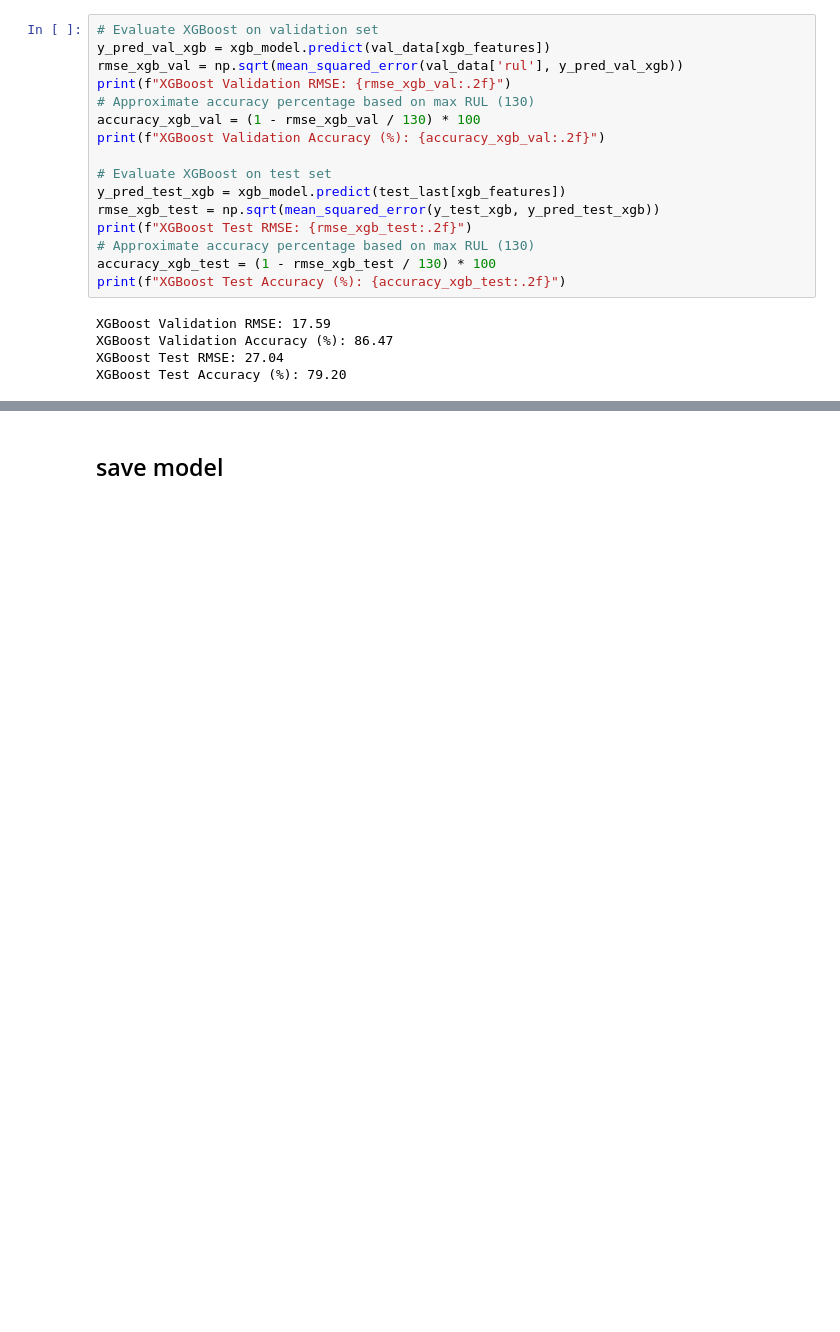
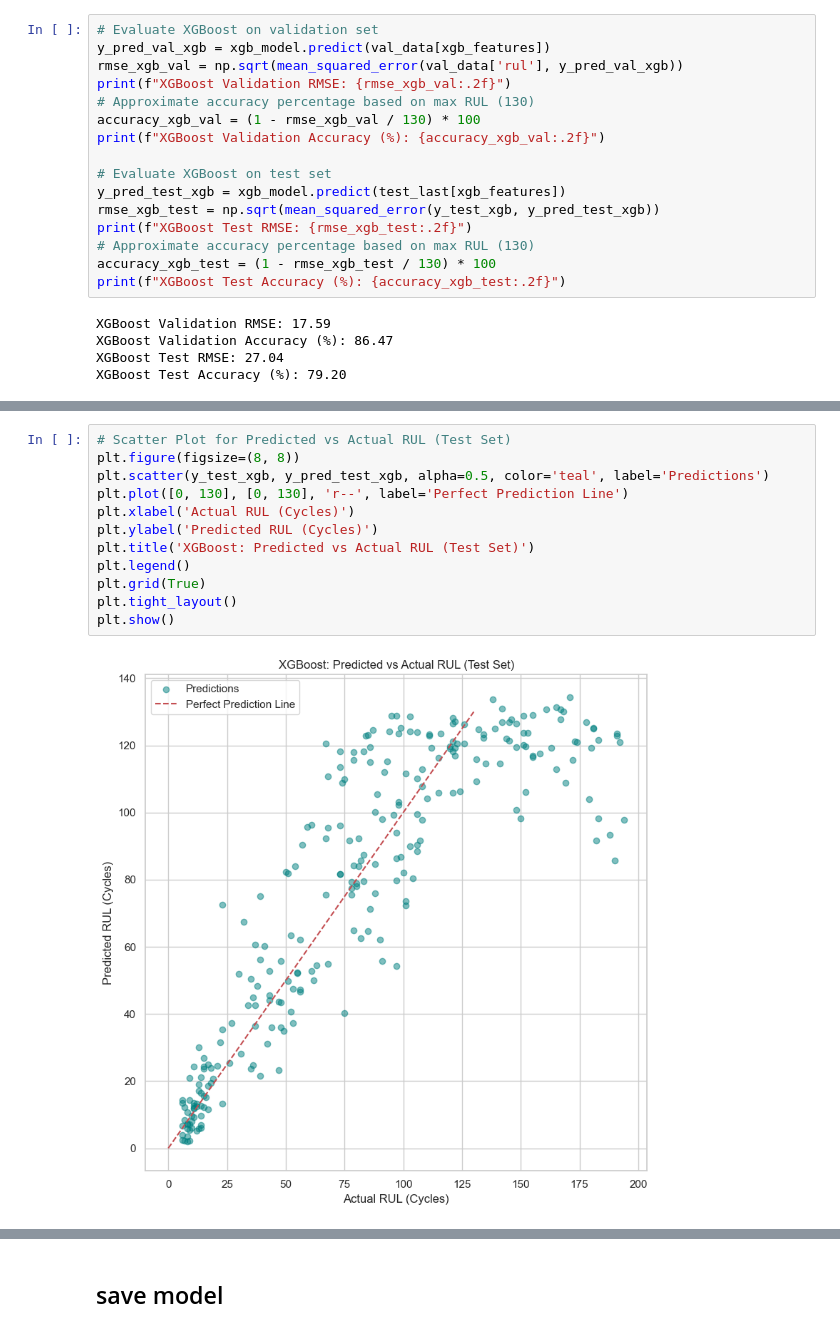
Before and after one commit to maramahmed1999/AI-Powered-Predictive-Maintenance-Dashboard, a Jupyter notebook: models_building/FD002_Model.ipynb, the cells around one changed output, grey strips where cells are left out. Cells and saved outputs as stored; diff of their text form; blank space fills up the shorter version.

```diff
--- a/models_building/FD002_Model.ipynb
+++ b/models_building/FD002_Model.ipynb
@@ -343,0 +385,14 @@ XGBoost Test Accuracy (%): 79.20
+# %%
+# Scatter Plot for Predicted vs Actual RUL (Test Set)
+plt.figure(figsize=(8, 8))
+plt.scatter(y_test_xgb, y_pred_test_xgb, alpha=0.5, color='teal', label='Predictions')
+plt.plot([0, 130], [0, 130], 'r--', label='Perfect Prediction Line')
+plt.xlabel('Actual RUL (Cycles)')
+plt.ylabel('Predicted RUL (Cycles)')
+plt.title('XGBoost: Predicted vs Actual RUL (Test Set)')
+plt.legend()
+plt.grid(True)
+plt.tight_layout()
+plt.show()
+# %% [output]
+[figure, added]
```
Also changed, not shown: parts of 6 cells of this notebook.
